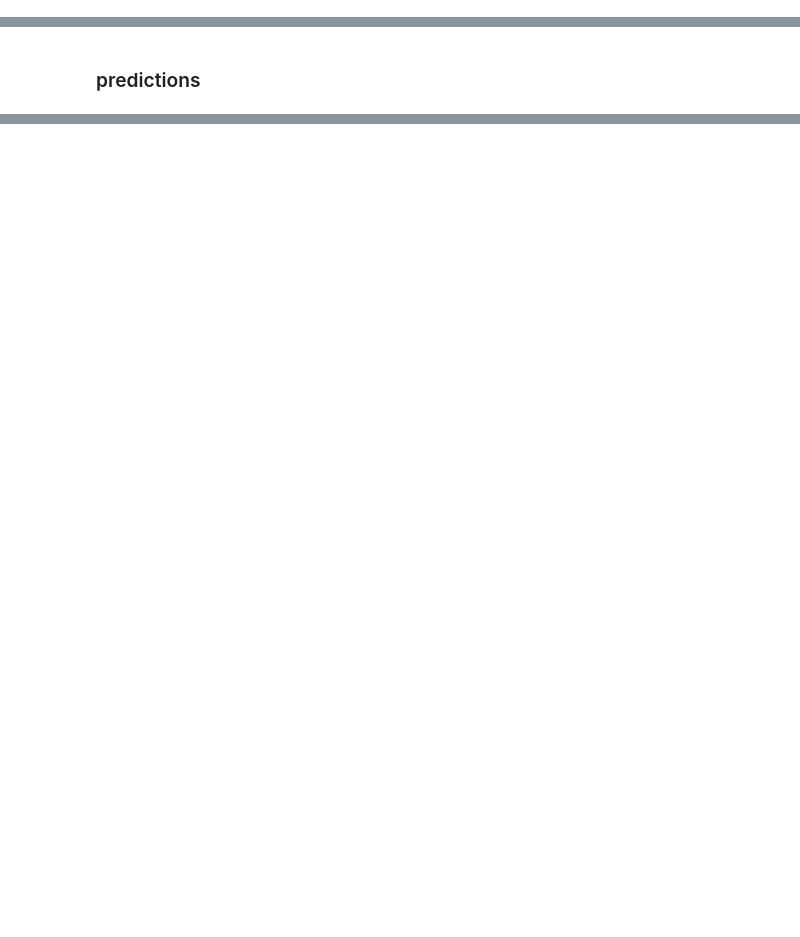
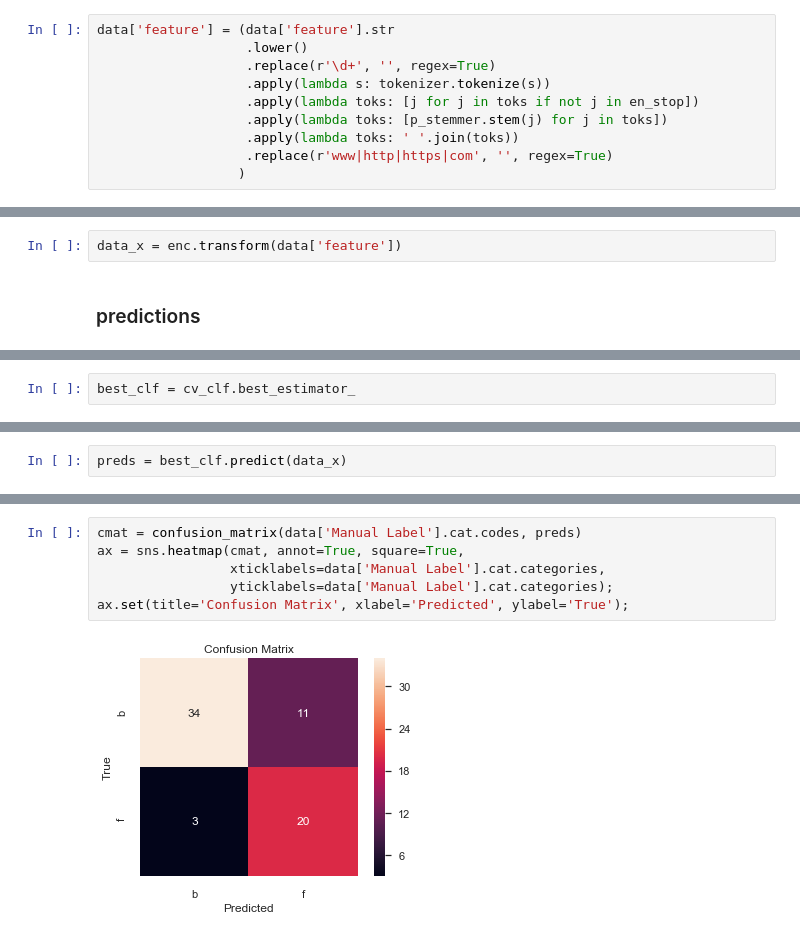
Before and after one commit to izdar/YouFraud-Refactored, a Jupyter notebook: Classifier/model_search/4 - large_data.ipynb, the cells around one changed output, grey strips where cells are left out. Saved outputs shown, nothing was run; the diff lists cells and outputs as text; blank space fills up the shorter version.

```diff
--- a/Classifier/model_search/4 - large_data.ipynb
+++ b/Classifier/model_search/4 - large_data.ipynb
@@ -112,0 +184,10 @@ df.to_pickle('../Data Files/labelled_large.pkl')
+# %%
+data['feature'] = (data['feature'].str
+                   .lower()
+                   .replace(r'\d+', '', regex=True)
+                   .apply(lambda s: tokenizer.tokenize(s))
+                   .apply(lambda toks: [j for j in toks if not j in en_stop])
+                   .apply(lambda toks: [p_stemmer.stem(j) for j in toks])
+                   .apply(lambda toks: ' '.join(toks))
+                   .replace(r'www|http|https|com', '', regex=True)
+                  )
@@ -113,2 +199,4 @@ df.to_pickle('../Data Files/labelled_large.pkl')
+# %%
+data_x = enc.transform(data['feature'])
 # %% [markdown]
 ### predictions
@@ -118,0 +203,2 @@ with open(f'results/RF_grid_5Kfold_results.pkl', 'rb') as f:
+# %%
+best_clf = cv_clf.best_estimator_
@@ -118,0 +209,2 @@ with open(f'results/RF_grid_5Kfold_results.pkl', 'rb') as f:
+# %%
+preds = best_clf.predict(data_x)
@@ -118,0 +223,8 @@ with open(f'results/RF_grid_5Kfold_results.pkl', 'rb') as f:
+# %%
+cmat = confusion_matrix(data['Manual Label'].cat.codes, preds)
+ax = sns.heatmap(cmat, annot=True, square=True,
+                 xticklabels=data['Manual Label'].cat.categories,
+                 yticklabels=data['Manual Label'].cat.categories);
+ax.set(title='Confusion Matrix', xlabel='Predicted', ylabel='True');
+# %% [output]
+[figure, added]
```
Also changed, not shown: parts of 25 cells of this notebook.
